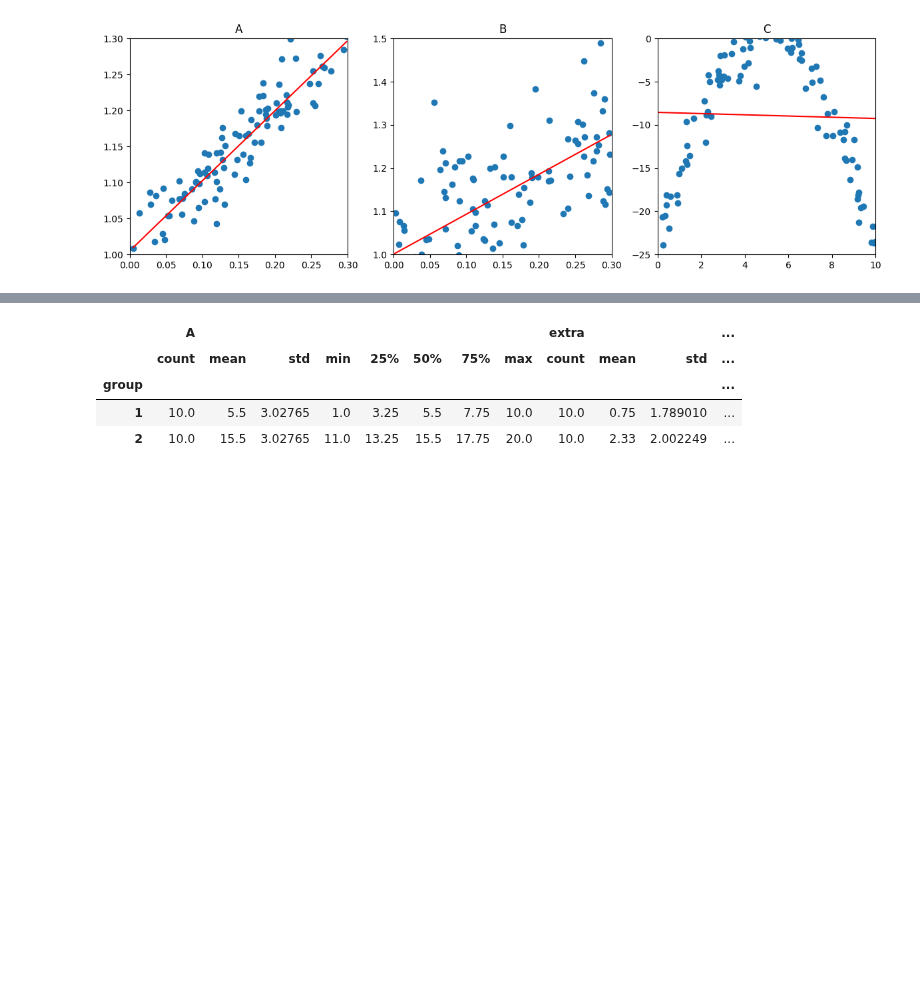
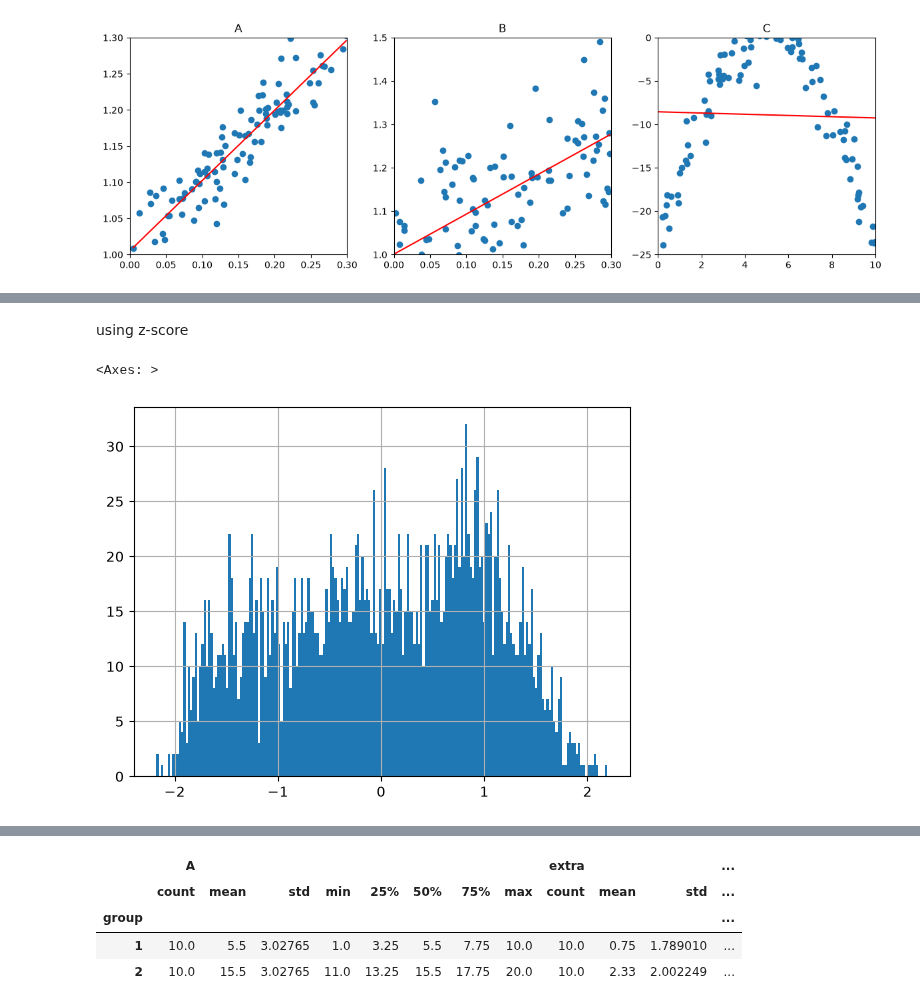
Before and after one commit to Psyc3000A/Data, a Jupyter notebook: Code/class3.ipynb, the cells around one changed output, grey strips where cells are left out. Drawn from its saved outputs; the diff is of its cells as text; code cells hidden in the pictures; blank space fills up the shorter version.

```diff
--- a/Code/class3.ipynb
+++ b/Code/class3.ipynb
@@ -305,0 +301,11 @@ plt.show()
+# %% [markdown]
+using z-score
+# %%
+mean_height = children["StandingHeightCm"].mean()
+std_height = children["StandingHeightCm"].std()
+
+z_errors = (children["StandingHeightCm"] - mean_height) / std_height
+z_errors.hist(bins=200)
+# %% [output]
+<Axes: >
+[figure, added]
```
Also changed, not shown: parts of 21 cells of this notebook, 1 other file.
